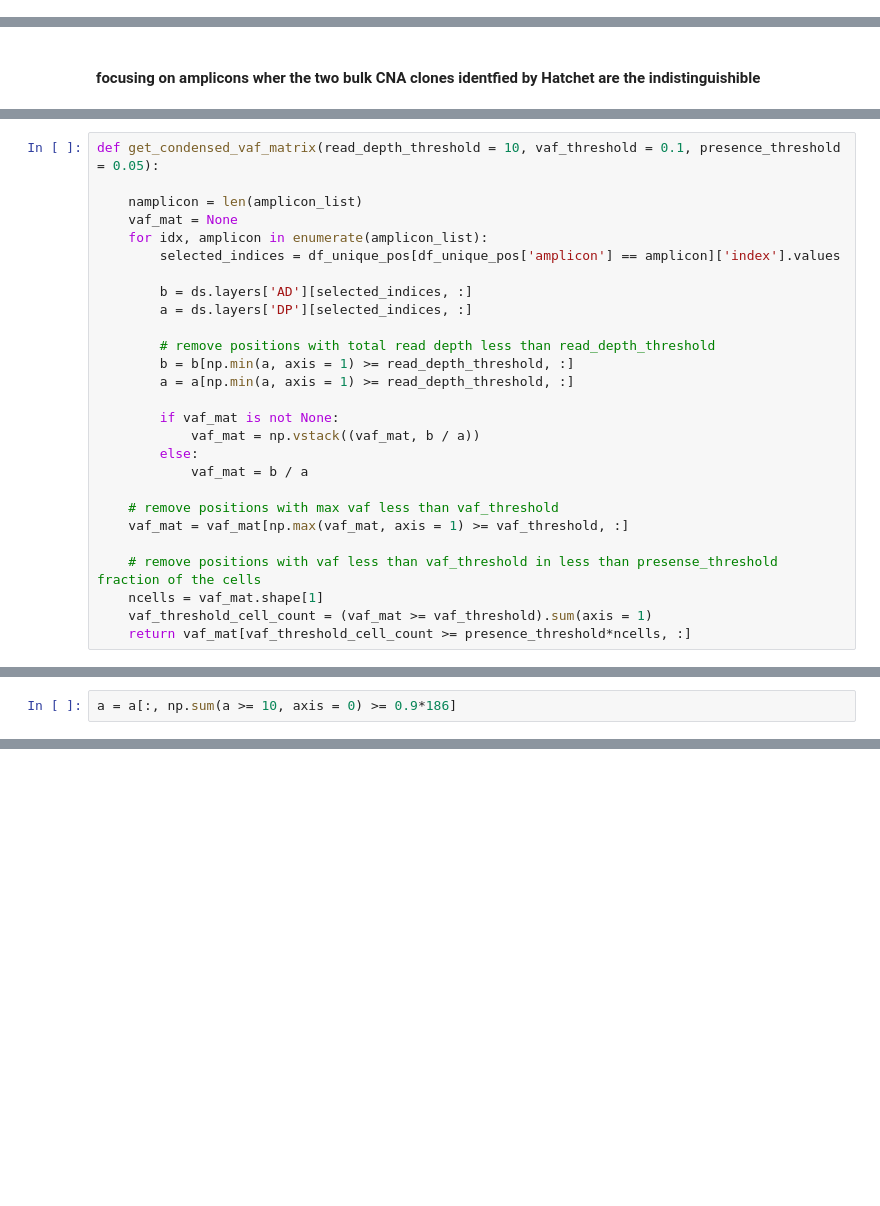
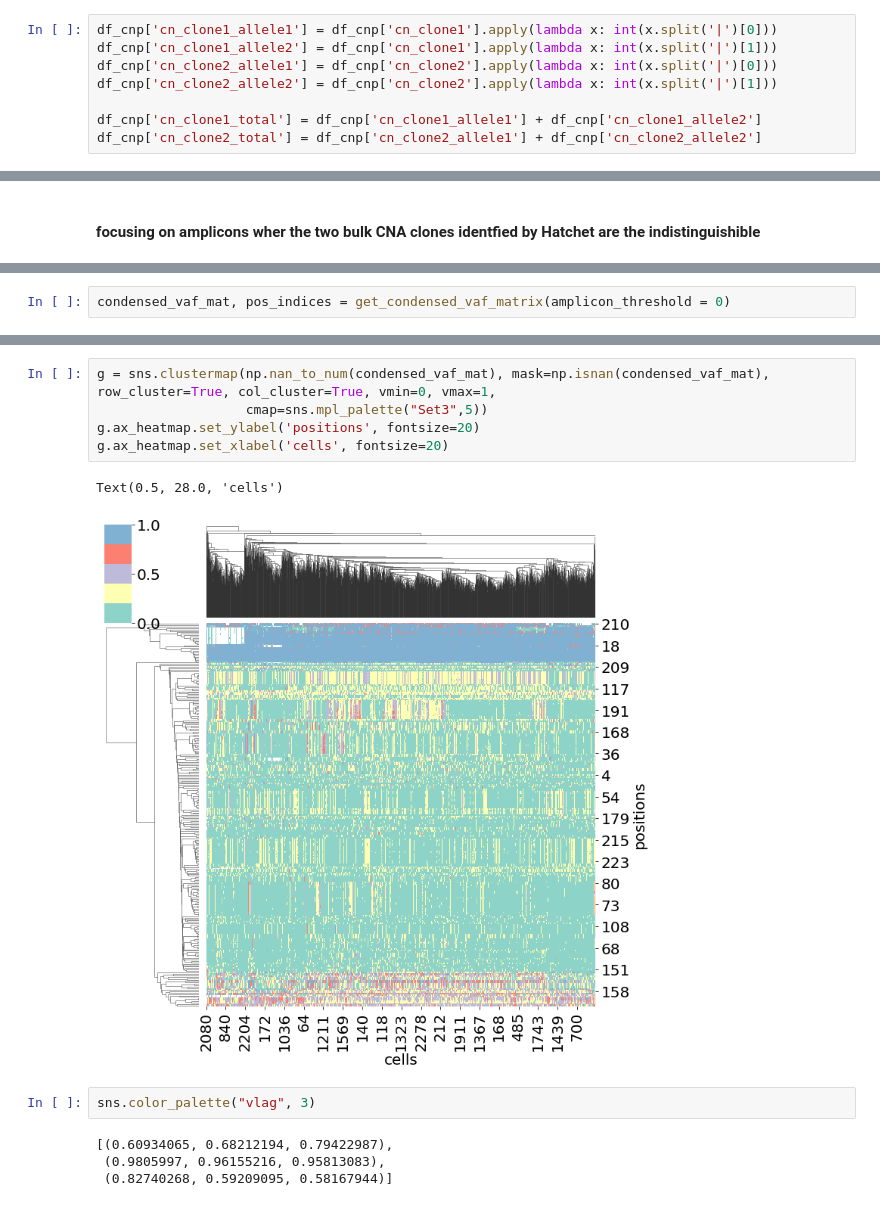
Before and after one commit to haochenz96/tap_cn_calling, a Jupyter notebook: mskcc_organoid_mission_bio.ipynb, the cells around one changed output, grey strips where cells are left out. Saved outputs shown, nothing was run; the diff lists cells and outputs as text; blank space fills up the shorter version.

```diff
--- a/mskcc_organoid_mission_bio.ipynb
+++ b/mskcc_organoid_mission_bio.ipynb
@@ -768,0 +783,8 @@ df_cnp = pd.read_csv(cnp_file, sep='\t')
+# %%
+df_cnp['cn_clone1_allele1'] = df_cnp['cn_clone1'].apply(lambda x: int(x.split('|')[0]))
+df_cnp['cn_clone1_allele2'] = df_cnp['cn_clone1'].apply(lambda x: int(x.split('|')[1]))
+df_cnp['cn_clone2_allele1'] = df_cnp['cn_clone2'].apply(lambda x: int(x.split('|')[0]))
+df_cnp['cn_clone2_allele2'] = df_cnp['cn_clone2'].apply(lambda x: int(x.split('|')[1]))
+
+df_cnp['cn_clone1_total'] = df_cnp['cn_clone1_allele1'] + df_cnp['cn_clone1_allele2']
+df_cnp['cn_clone2_total'] = df_cnp['cn_clone2_allele1'] + df_cnp['cn_clone2_allele2']
@@ -983,27 +1053,0 @@ Text(0.5, 28.0, 'cells')
-# %%
-def get_condensed_vaf_matrix(read_depth_threshold = 10, vaf_threshold = 0.1, presence_threshold = 0.05):
-
-    namplicon = len(amplicon_list)
-    vaf_mat = None
-    for idx, amplicon in enumerate(amplicon_list):
-        selected_indices = df_unique_pos[df_unique_pos['amplicon'] == amplicon]['index'].values
-
-        b = ds.layers['AD'][selected_indices, :]
-        a = ds.layers['DP'][selected_indices, :]
-
-        # remove positions with total read depth less than read_depth_threshold
-        b = b[np.min(a, axis = 1) >= read_depth_threshold, :]
-        a = a[np.min(a, axis = 1) >= read_depth_threshold, :]
-
-        if vaf_mat is not None:
-            vaf_mat = np.vstack((vaf_mat, b / a))
-        else:
-            vaf_mat = b / a
-
-    # remove positions with max vaf less than vaf_threshold
-    vaf_mat = vaf_mat[np.max(vaf_mat, axis = 1) >= vaf_threshold, :]
-
-    # remove positions with vaf less than vaf_threshold in less than presense_threshold fraction of the cells
-    ncells = vaf_mat.shape[1]
-    vaf_threshold_cell_count = (vaf_mat >= vaf_threshold).sum(axis = 1)
-    return vaf_mat[vaf_threshold_cell_count >= presence_threshold*ncells, :]
@@ -1029,2 +1053,0 @@ sum(np.max(vaf_mat, axis = 1) >= 0.25)
-# %%
-a = a[:, np.sum(a >= 10, axis = 0) >= 0.9*186]
@@ -1048,0 +1112,2 @@ array([[48., 28., 55., ..., 53., 40., 39.],
+# %%
+condensed_vaf_mat, pos_indices = get_condensed_vaf_matrix(amplicon_threshold = 0)
@@ -1048,0 +1129,14 @@ array([[48., 28., 55., ..., 53., 40., 39.],
+# %%
+g = sns.clustermap(np.nan_to_num(condensed_vaf_mat), mask=np.isnan(condensed_vaf_mat), row_cluster=True, col_cluster=True, vmin=0, vmax=1,
+                   cmap=sns.mpl_palette("Set3",5))
+g.ax_heatmap.set_ylabel('positions', fontsize=20)
+g.ax_heatmap.set_xlabel('cells', fontsize=20)
+# %% [output]
+Text(0.5, 28.0, 'cells')
+[figure, added]
+# %%
+sns.color_palette("vlag", 3)
+# %% [output]
+[(0.60934065, 0.68212194, 0.79422987),
+ (0.9805997, 0.96155216, 0.95813083),
+ (0.82740268, 0.59209095, 0.58167944)]
```
Also changed, not shown: parts of 54 cells of this notebook.
